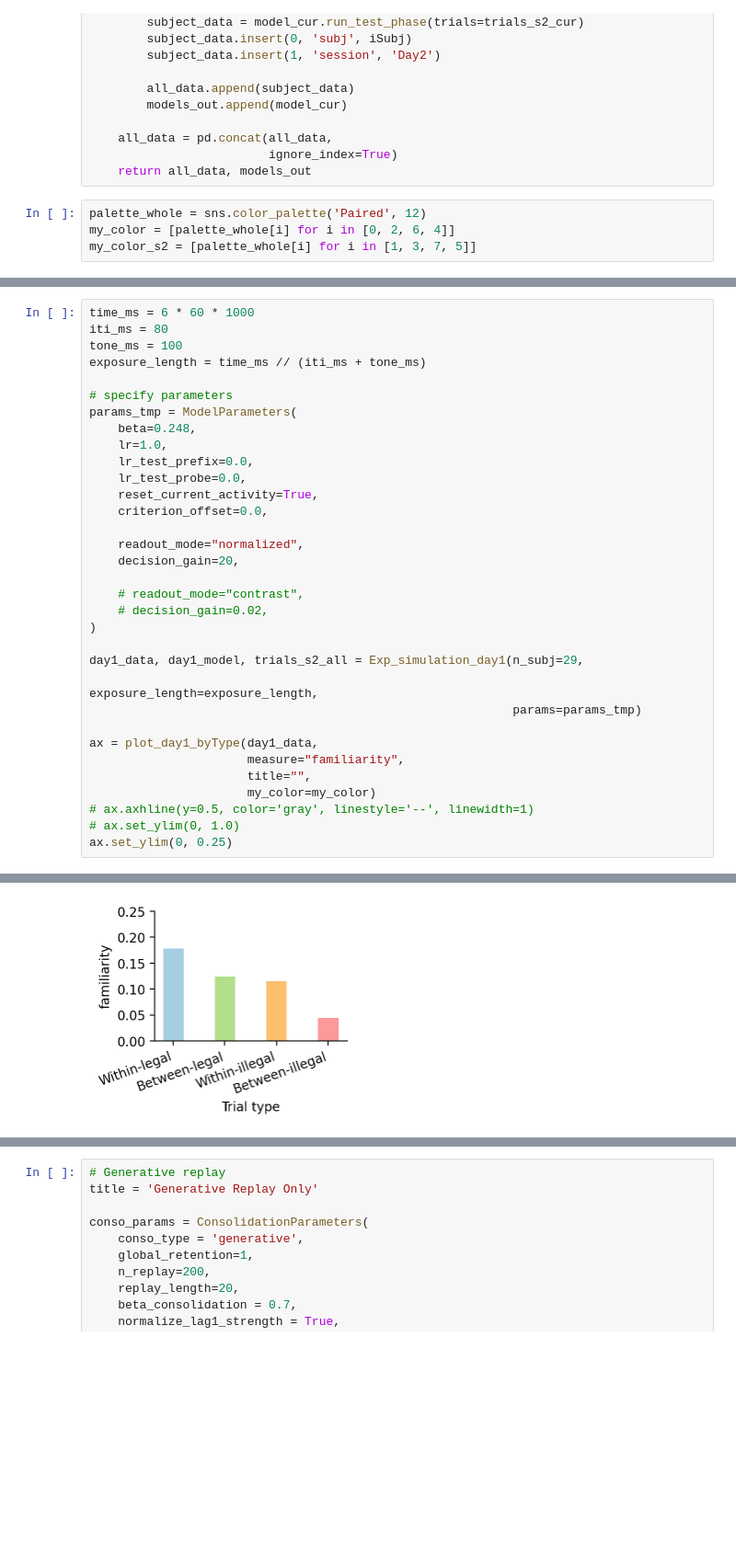
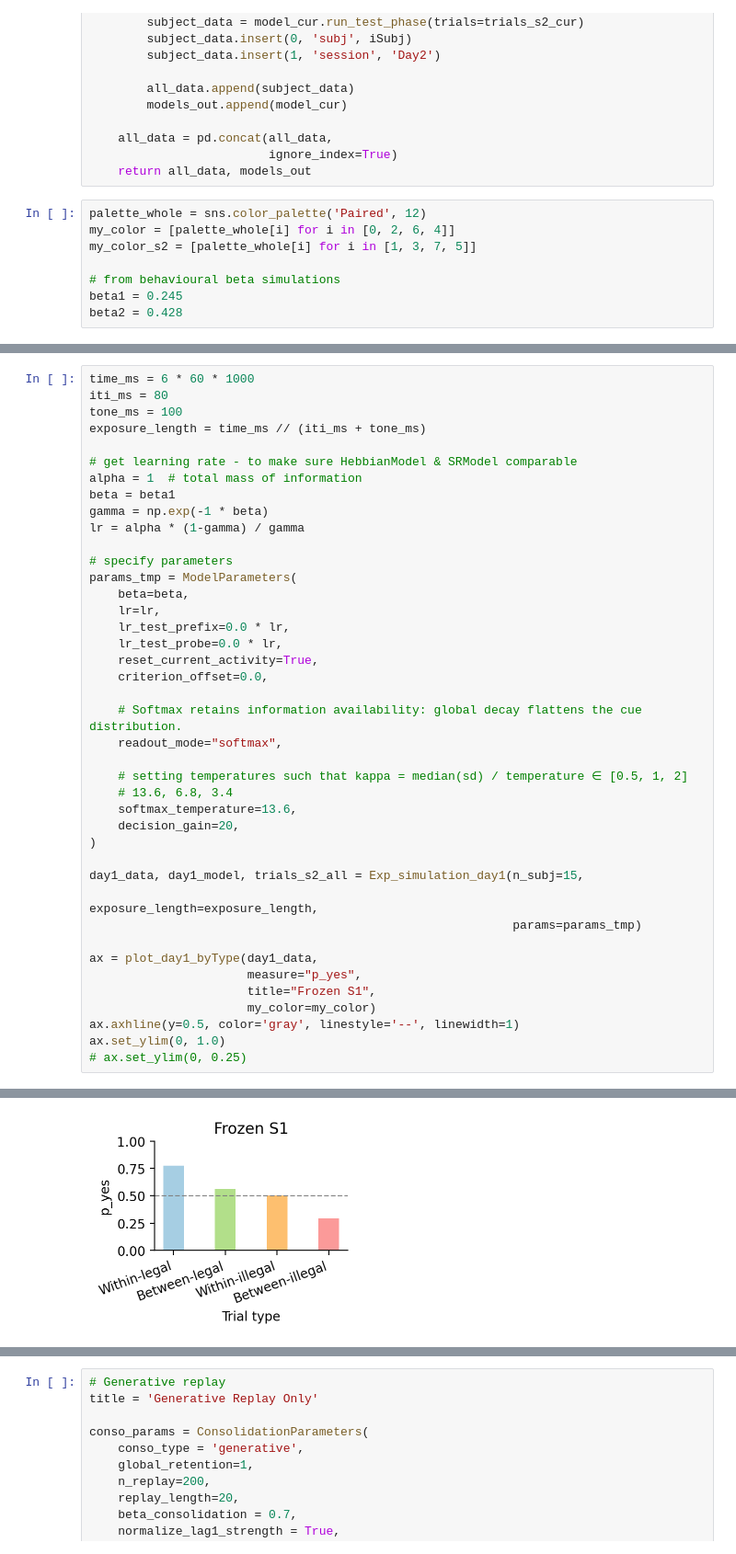
Before and after one commit to Xiaoyue-Zhou/Auditory-Structure-Learning-Model, a Jupyter notebook: Hebbian_exponential_decay.ipynb, the cells around one changed output, grey strips where cells are left out. Shown at 92% size. Drawn from its saved outputs; the diff is of its cells as text; blank space fills up the shorter version.

Commit message:
Clarify SR and Hebbian parameters for consolidation simulations

```diff
--- a/Hebbian_exponential_decay.ipynb
+++ b/Hebbian_exponential_decay.ipynb
@@ -103,4 +103,8 @@ def Exp_simulation_day2(model_list,
 palette_whole = sns.color_palette('Paired', 12)
 my_color = [palette_whole[i] for i in [0, 2, 6, 4]]
 my_color_s2 = [palette_whole[i] for i in [1, 3, 7, 5]]
+
+# from behavioural beta simulations
+beta1 = 0.245
+beta2 = 0.428
 # %% [markdown]
@@ -111,31 +115,39 @@ iti_ms = 80
 tone_ms = 100
 exposure_length = time_ms // (iti_ms + tone_ms)
 
+# get learning rate - to make sure HebbianModel & SRModel comparable
+alpha = 1  # total mass of information
+beta = beta1
+gamma = np.exp(-1 * beta)
+lr = alpha * (1-gamma) / gamma
+
 # specify parameters
 params_tmp = ModelParameters(
-    beta=0.248,
-    lr=1.0,
-    lr_test_prefix=0.0,
-    lr_test_probe=0.0,
+    beta=beta,
+    lr=lr,
+    lr_test_prefix=0.0 * lr,
+    lr_test_probe=0.0 * lr,
     reset_current_activity=True,
     criterion_offset=0.0,
 
-    readout_mode="normalized",
+    # Softmax retains information availability: global decay flattens the cue distribution.
+    readout_mode="softmax",
+
+    # setting temperatures such that kappa = median(sd) / temperature ∈ [0.5, 1, 2]
+    # 13.6, 6.8, 3.4
+    softmax_temperature=13.6,
     decision_gain=20,
-
-    # readout_mode="contrast",
-    # decision_gain=0.02,
 )
 
-day1_data, day1_model, trials_s2_all = Exp_simulation_day1(n_subj=29,
+day1_data, day1_model, trials_s2_all = Exp_simulation_day1(n_subj=15,
                                                            exposure_length=exposure_length,
                                                            params=params_tmp)
 
 ax = plot_day1_byType(day1_data,
-                      measure="familiarity",
-                      title="",
+                      measure="p_yes",
+                      title="Frozen S1",
                       my_color=my_color)
-# ax.axhline(y=0.5, color='gray', linestyle='--', linewidth=1)
-# ax.set_ylim(0, 1.0)
-ax.set_ylim(0, 0.25)
+ax.axhline(y=0.5, color='gray', linestyle='--', linewidth=1)
+ax.set_ylim(0, 1.0)
+# ax.set_ylim(0, 0.25)
 # %% [output]
@@ -143 +155 @@ ax.set_ylim(0, 0.25)
-[figure, old version]
+[figure, new version]
```
Also changed, not shown: parts of 23 cells of this notebook, 3 other files.
